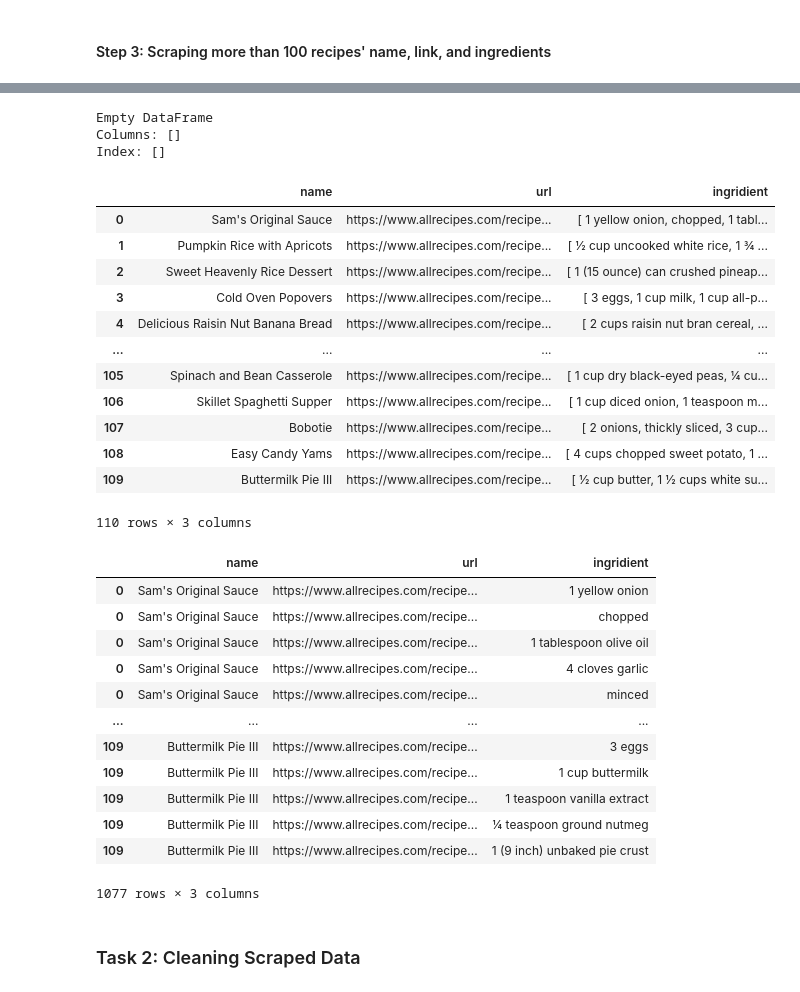
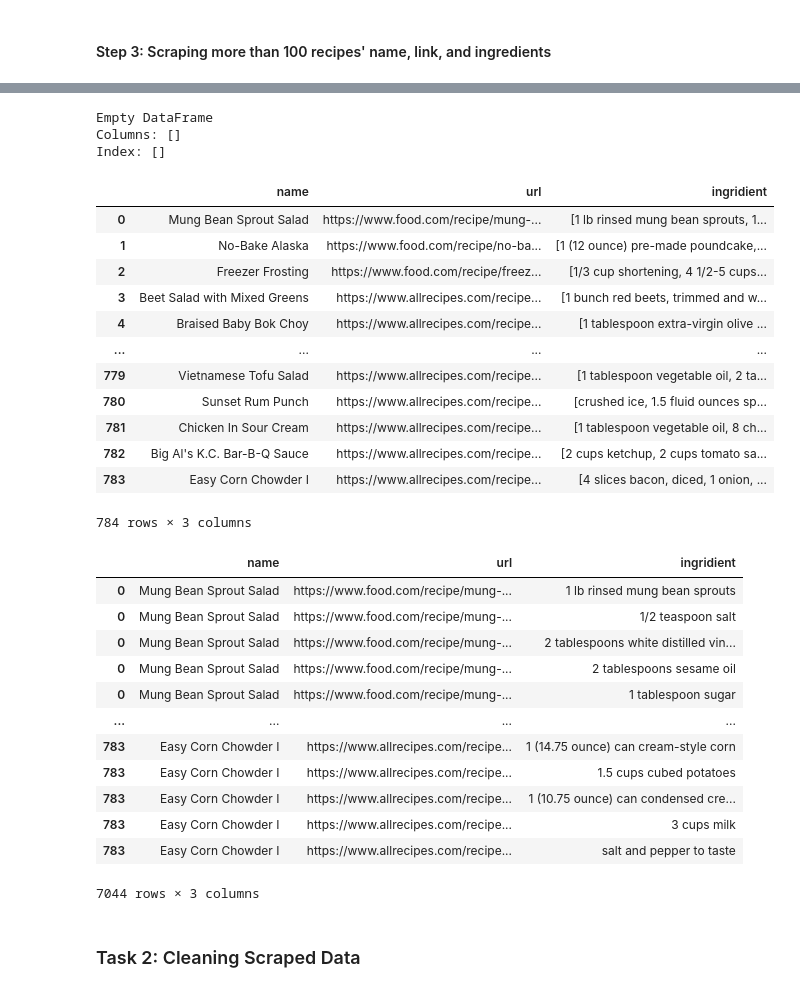
Before and after one commit to dneivzz/cooking-with-NLP, a Jupyter notebook: allRecipes_text-mining.ipynb, the cells around one changed output, grey strips where cells are left out. Cells and saved outputs as stored; diff of their text form; code cells hidden in the pictures.

Commit message:
update ingredient extraction algo

```diff
--- a/allRecipes_text-mining.ipynb
+++ b/allRecipes_text-mining.ipynb
@@ -118,50 +104,59 @@ baseurl = "https://www.allrecipes.com/recipe/"
 # %%
+import json
+
+f = open ('../recipes/recipes3.json', "r")
+data = json.loads(f.read())
+
 df = pd.DataFrame()
 
 print(df)
+
+recipies = list(map(lambda x: x['title'], data))
+link = list(map(lambda x: x['url'], data))
+ingri = list(map(lambda x: x['ingredients'], data))
 
 # append columns to an empty DataFrame
 df['name'] = recipies
 df['url'] = link
 df['ingridient'] = ingri
 
 
 df
 # %% [output]
 Empty DataFrame
 Columns: []
 Index: []
 |  | name | url | ingridient |
-| 0 | Sam's Original Sauce | https://www.allrecipes.com/recipe... | [ 1 yellow onion, chopped, 1 tabl... |
-| 1 | Pumpkin Rice with Apricots | https://www.allrecipes.com/recipe... | [ ½ cup uncooked white rice, 1 ¾ ... |
-| 2 | Sweet Heavenly Rice Dessert | https://www.allrecipes.com/recipe... | [ 1 (15 ounce) can crushed pineap... |
-| 3 | Cold Oven Popovers | https://www.allrecipes.com/recipe... | [ 3 eggs, 1 cup milk, 1 cup all-p... |
-| 4 | Delicious Raisin Nut Banana Bread | https://www.allrecipes.com/recipe... | [ 2 cups raisin nut bran cereal, ... |
+| 0 | Mung Bean Sprout Salad | https://www.food.com/recipe/mung-... | [1 lb rinsed mung bean sprouts, 1... |
+| 1 | No-Bake Alaska | https://www.food.com/recipe/no-ba... | [1 (12 ounce) pre-made poundcake,... |
+| 2 | Freezer Frosting | https://www.food.com/recipe/freez... | [1/3 cup shortening, 4 1/2-5 cups... |
+| 3 | Beet Salad with Mixed Greens | https://www.allrecipes.com/recipe... | [1 bunch red beets, trimmed and w... |
+| 4 | Braised Baby Bok Choy | https://www.allrecipes.com/recipe... | [1 tablespoon extra-virgin olive ... |
 | ... | ... | ... | ... |
-| 105 | Spinach and Bean Casserole | https://www.allrecipes.com/recipe... | [ 1 cup dry black-eyed peas, ¼ cu... |
-| 106 | Skillet Spaghetti Supper | https://www.allrecipes.com/recipe... | [ 1 cup diced onion, 1 teaspoon m... |
-| 107 | Bobotie | https://www.allrecipes.com/recipe... | [ 2 onions, thickly sliced, 3 cup... |
-| 108 | Easy Candy Yams | https://www.allrecipes.com/recipe... | [ 4 cups chopped sweet potato, 1 ... |
-| 109 | Buttermilk Pie III | https://www.allrecipes.com/recipe... | [ ½ cup butter, 1 ½ cups white su... |
+| 779 | Vietnamese Tofu Salad | https://www.allrecipes.com/recipe... | [1 tablespoon vegetable oil, 2 ta... |
+| 780 | Sunset Rum Punch | https://www.allrecipes.com/recipe... | [crushed ice, 1.5 fluid ounces sp... |
+| 781 | Chicken In Sour Cream | https://www.allrecipes.com/recipe... | [1 tablespoon vegetable oil, 8 ch... |
+| 782 | Big Al's K.C. Bar-B-Q Sauce | https://www.allrecipes.com/recipe... | [2 cups ketchup, 2 cups tomato sa... |
+| 783 | Easy Corn Chowder I | https://www.allrecipes.com/recipe... | [4 slices bacon, diced, 1 onion, ... |
-110 rows × 3 columns
+784 rows × 3 columns
 # %%
 df = df.explode('ingridient') #convert the ingridients from the list to multiple rows
 # %%
 df
 # %% [output]
 |  | name | url | ingridient |
-| 0 | Sam's Original Sauce | https://www.allrecipes.com/recipe... | 1 yellow onion |
-| 0 | Sam's Original Sauce | https://www.allrecipes.com/recipe... | chopped |
-| 0 | Sam's Original Sauce | https://www.allrecipes.com/recipe... | 1 tablespoon olive oil |
-| 0 | Sam's Original Sauce | https://www.allrecipes.com/recipe... | 4 cloves garlic |
-| 0 | Sam's Original Sauce | https://www.allrecipes.com/recipe... | minced |
+| 0 | Mung Bean Sprout Salad | https://www.food.com/recipe/mung-... | 1 lb rinsed mung bean sprouts |
+| 0 | Mung Bean Sprout Salad | https://www.food.com/recipe/mung-... | 1/2 teaspoon salt |
+| 0 | Mung Bean Sprout Salad | https://www.food.com/recipe/mung-... | 2 tablespoons white distilled vin... |
+| 0 | Mung Bean Sprout Salad | https://www.food.com/recipe/mung-... | 2 tablespoons sesame oil |
+| 0 | Mung Bean Sprout Salad | https://www.food.com/recipe/mung-... | 1 tablespoon sugar |
 | ... | ... | ... | ... |
-| 109 | Buttermilk Pie III | https://www.allrecipes.com/recipe... | 3 eggs |
-| 109 | Buttermilk Pie III | https://www.allrecipes.com/recipe... | 1 cup buttermilk |
-| 109 | Buttermilk Pie III | https://www.allrecipes.com/recipe... | 1 teaspoon vanilla extract |
-| 109 | Buttermilk Pie III | https://www.allrecipes.com/recipe... | ¼ teaspoon ground nutmeg |
-| 109 | Buttermilk Pie III | https://www.allrecipes.com/recipe... | 1 (9 inch) unbaked pie crust |
+| 783 | Easy Corn Chowder I | https://www.allrecipes.com/recipe... | 1 (14.75 ounce) can cream-style corn |
+| 783 | Easy Corn Chowder I | https://www.allrecipes.com/recipe... | 1.5 cups cubed potatoes |
+| 783 | Easy Corn Chowder I | https://www.allrecipes.com/recipe... | 1 (10.75 ounce) can condensed cre... |
+| 783 | Easy Corn Chowder I | https://www.allrecipes.com/recipe... | 3 cups milk |
+| 783 | Easy Corn Chowder I | https://www.allrecipes.com/recipe... | salt and pepper to taste |
-1077 rows × 3 columns
+7044 rows × 3 columns
 # %%
 df.to_csv('rawData.csv', index=False) #creating a csv
 # %% [markdown]
```
Also changed, not shown: parts of 19 cells of this notebook, 1 other file.
